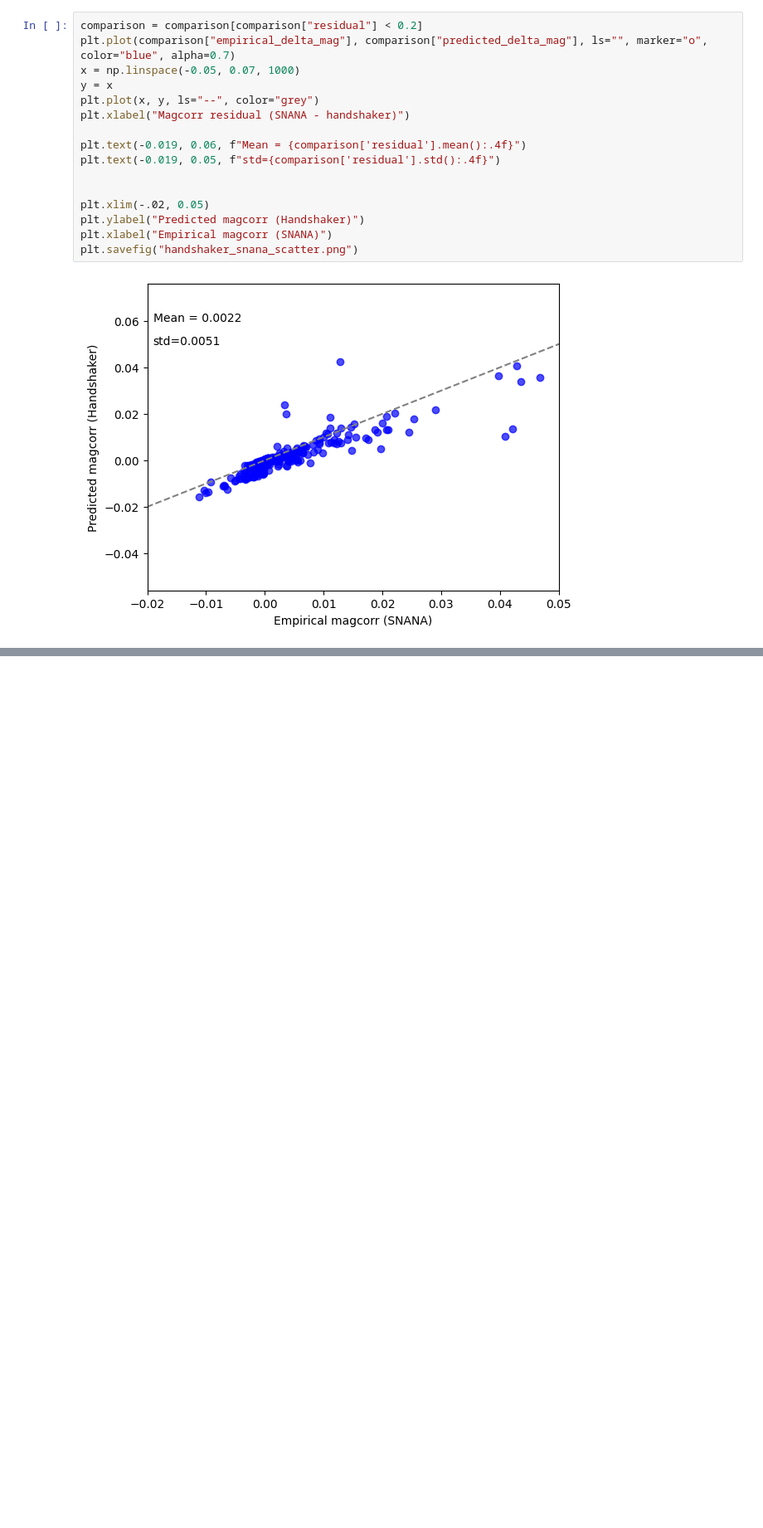
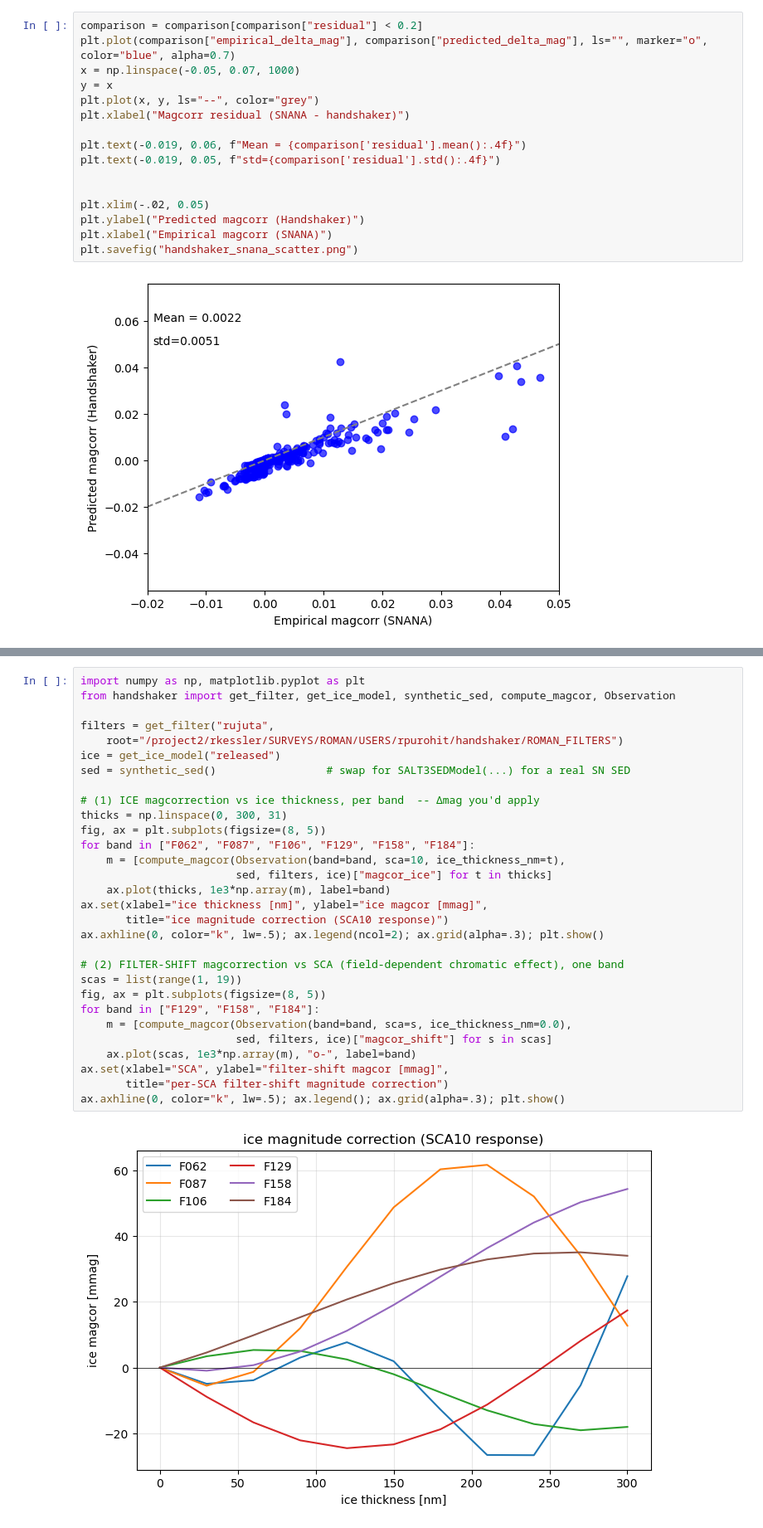
Before and after one commit to rujutapurohit/handshaker, a Jupyter notebook: handshaker.ipynb, the cells around one changed output, grey strips where cells are left out. Shown at 83% size. Saved outputs shown, nothing was run; the diff lists cells and outputs as text; blank space fills up the shorter version.

```diff
--- a/handshaker.ipynb
+++ b/handshaker.ipynb
@@ -438,0 +652,32 @@ plt.savefig("handshaker_snana_scatter.png")
+# %%
+import numpy as np, matplotlib.pyplot as plt
+from handshaker import get_filter, get_ice_model, synthetic_sed, compute_magcor, Observation
+
+filters = get_filter("rujuta",
+    root="/project2/rkessler/SURVEYS/ROMAN/USERS/rpurohit/handshaker/ROMAN_FILTERS")
+ice = get_ice_model("released")
+sed = synthetic_sed()                 # swap for SALT3SEDModel(...) for a real SN SED
+
+# (1) ICE magcorrection vs ice thickness, per band  -- Δmag you'd apply
+thicks = np.linspace(0, 300, 31)
+fig, ax = plt.subplots(figsize=(8, 5))
+for band in ["F062", "F087", "F106", "F129", "F158", "F184"]:
+    m = [compute_magcor(Observation(band=band, sca=10, ice_thickness_nm=t),
+                        sed, filters, ice)["magcor_ice"] for t in thicks]
+    ax.plot(thicks, 1e3*np.array(m), label=band)
+ax.set(xlabel="ice thickness [nm]", ylabel="ice magcor [mmag]",
+       title="ice magnitude correction (SCA10 response)")
+ax.axhline(0, color="k", lw=.5); ax.legend(ncol=2); ax.grid(alpha=.3); plt.show()
+
+# (2) FILTER-SHIFT magcorrection vs SCA (field-dependent chromatic effect), one band
+scas = list(range(1, 19))
+fig, ax = plt.subplots(figsize=(8, 5))
+for band in ["F129", "F158", "F184"]:
+    m = [compute_magcor(Observation(band=band, sca=s, ice_thickness_nm=0.0),
+                        sed, filters, ice)["magcor_shift"] for s in scas]
+    ax.plot(scas, 1e3*np.array(m), "o-", label=band)
+ax.set(xlabel="SCA", ylabel="filter-shift magcor [mmag]",
+       title="per-SCA filter-shift magnitude correction")
+ax.axhline(0, color="k", lw=.5); ax.legend(); ax.grid(alpha=.3); plt.show()
+# %% [output]
+[figure, added]
```
Also changed, not shown: parts of 30 cells of this notebook, 57 other files.
